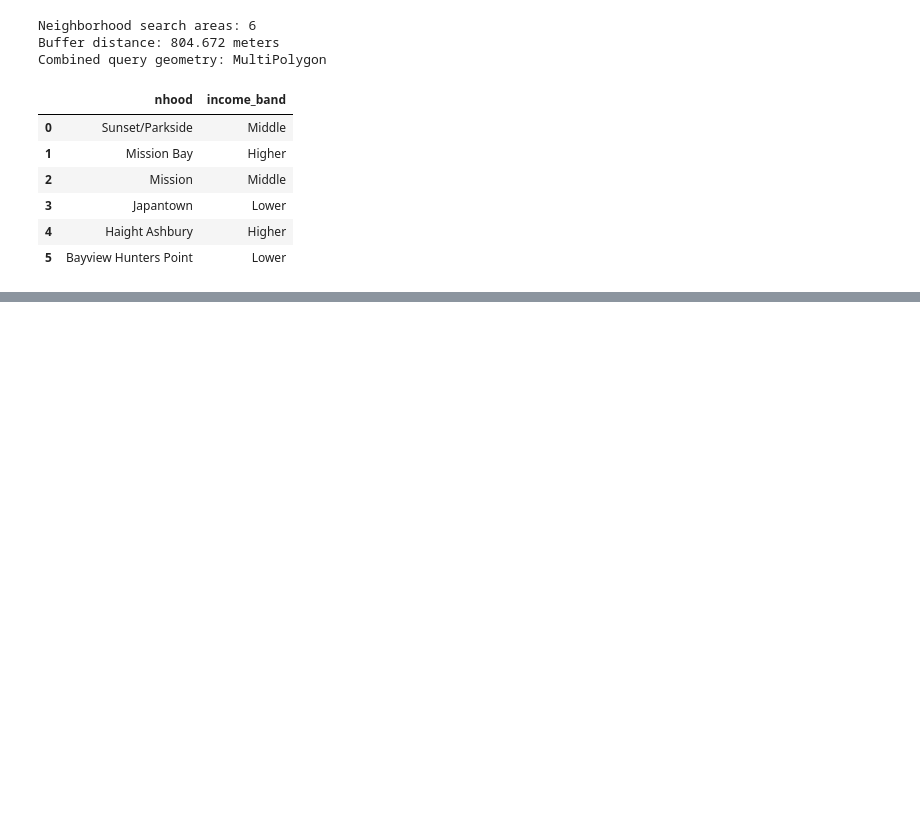
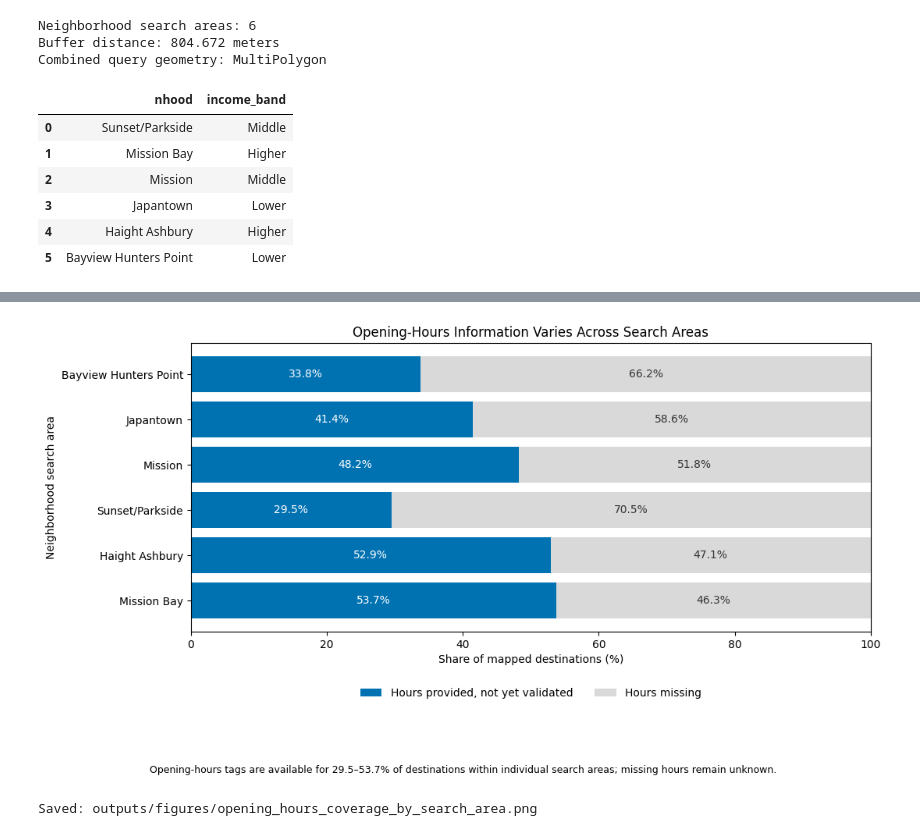
Before and after one commit to tarachou/cyplan-101-project, a Jupyter notebook: analysis.ipynb, the cells around one changed output, grey strips where cells are left out. Cells and saved outputs as stored; diff of their text form; code cells hidden in the pictures; blank space fills up the shorter version.

```diff
--- a/analysis.ipynb
+++ b/analysis.ipynb
@@ -1367,0 +3103,70 @@ Combined query geometry: MultiPolygon
+# %%
+# Show provided and missing opening-hours information as percentages.
+coverage_plot = hours_coverage_by_search_area.copy()
+
+provided_pct = coverage_plot["hours_provided_pct"]
+missing_pct = 100 - provided_pct
+
+fig, ax = plt.subplots(figsize=(11, 6))
+
+ax.barh(
+    coverage_plot["search_neighborhood"],
+    provided_pct,
+    color="#0072B2",
+    label="Hours provided, not yet validated"
+)
+
+ax.barh(
+    coverage_plot["search_neighborhood"],
+    missing_pct,
+    left=provided_pct,
+    color="#d9d9d9",
+    label="Hours missing"
+)
+
+# Label each segment with its percentage.
+for position, (provided, missing) in enumerate(
+    zip(provided_pct, missing_pct)
+):
+    ax.text(
+        provided / 2, position, f"{provided:.1f}%",
+        ha="center", va="center", color="white"
+    )
+    ax.text(
+        provided + missing / 2, position, f"{missing:.1f}%",
+        ha="center", va="center", color="#333333"
+    )
+
+ax.invert_yaxis()
+ax.set_xlim(0, 100)
+ax.set_xlabel("Share of mapped destinations (%)")
+ax.set_ylabel("Neighborhood search area")
+ax.set_title("Opening-Hours Information Varies Across Search Areas")
+
+ax.legend(
+    loc="upper center",
+    bbox_to_anchor=(0.5, -0.16),
+    ncol=2,
+    frameon=False
+)
+
+fig.text(
+    0.5, 0.02,
+    "Opening-hours tags are available for 29.5–53.7% of destinations "
+    "within individual search areas; missing hours remain unknown.",
+    ha="center",
+    fontsize=9
+)
+
+fig.tight_layout(rect=[0, 0.12, 1, 1])
+
+figure_path = Path(
+    "outputs/figures/opening_hours_coverage_by_search_area.png"
+)
+fig.savefig(figure_path, dpi=300, bbox_inches="tight")
+
+plt.show()
+print("Saved:", figure_path)
+# %% [output]
+[figure, added]
+Saved: outputs/figures/opening_hours_coverage_by_search_area.png
```
Also changed, not shown: parts of 43 cells of this notebook, 33 other files.
